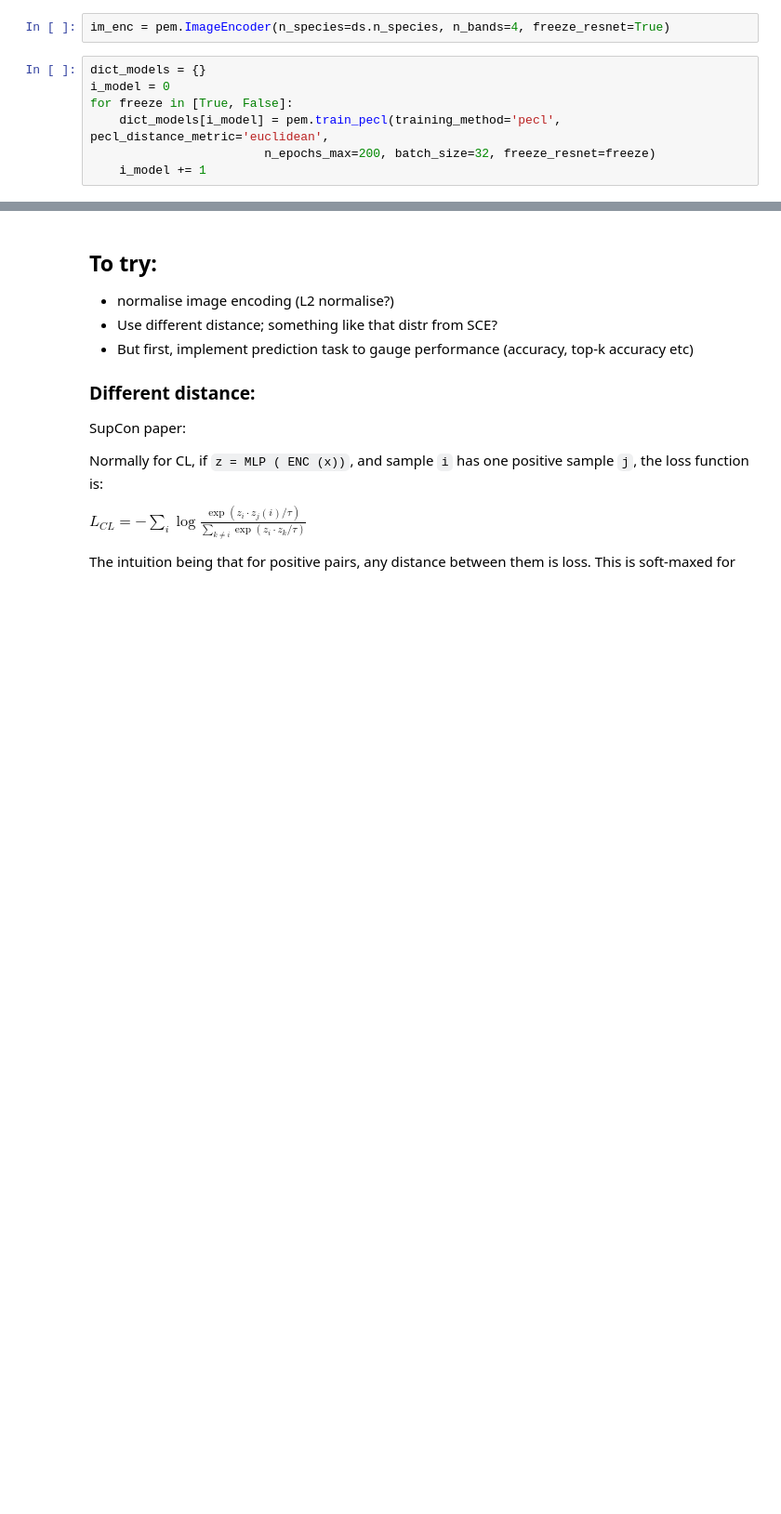
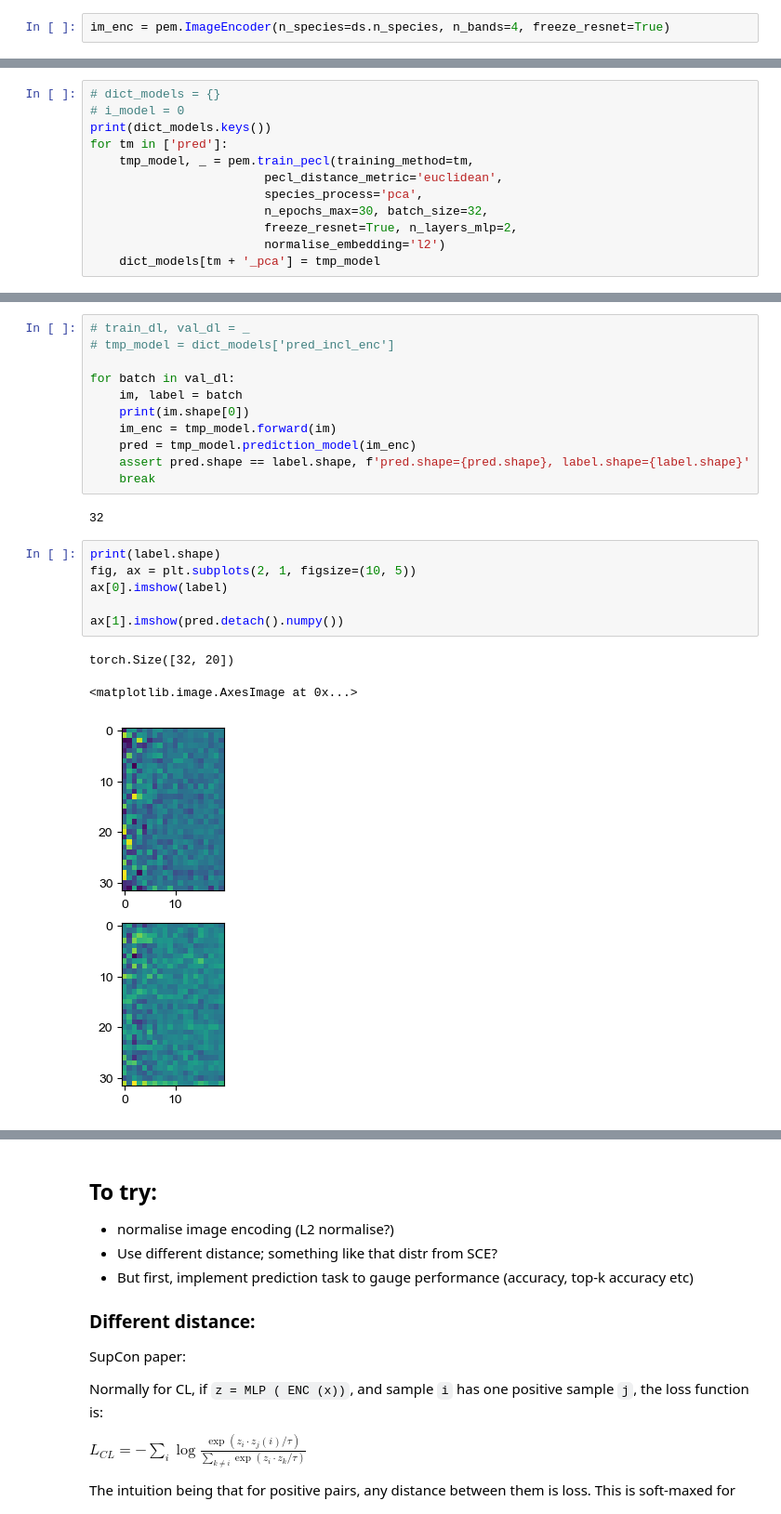
Before and after one commit to vdplasthijs/PECL, a Jupyter notebook: notebooks/try-out/Explore PECL model.ipynb, the cells around one changed output, grey strips where cells are left out. Shown at 93% size. Cells and saved outputs as stored; diff of their text form; blank space fills up the shorter version.

Commit message:
pca, pred training, top k, val logging

```diff
--- a/notebooks/try-out/Explore PECL model.ipynb
+++ b/notebooks/try-out/Explore PECL model.ipynb
@@ -78,10 +107,3 @@ plt.imshow(np.swapaxes(im[:3, ...], 0, 2) )
 [figure]
 # %%
 im_enc = pem.ImageEncoder(n_species=ds.n_species, n_bands=4, freeze_resnet=True)
-# %%
-dict_models = {}
-i_model = 0
-for freeze in [True, False]:
-    dict_models[i_model] = pem.train_pecl(training_method='pecl', pecl_distance_metric='euclidean',
-                        n_epochs_max=200, batch_size=32, freeze_resnet=freeze)
-    i_model += 1
@@ -87,0 +126,12 @@ for freeze in [True, False]:
+# %%
+# dict_models = {}
+# i_model = 0
+print(dict_models.keys())
+for tm in ['pred']:
+    tmp_model, _ = pem.train_pecl(training_method=tm,
+                        pecl_distance_metric='euclidean',
+                        species_process='pca',
+                        n_epochs_max=30, batch_size=32,
+                        freeze_resnet=True, n_layers_mlp=2,
+                        normalise_embedding='l2')
+    dict_models[tm + '_pca'] = tmp_model
@@ -87,0 +162,23 @@ for freeze in [True, False]:
+# %%
+# train_dl, val_dl = _
+# tmp_model = dict_models['pred_incl_enc']
+
+for batch in val_dl:
+    im, label = batch
+    print(im.shape[0])
+    im_enc = tmp_model.forward(im)
+    pred = tmp_model.prediction_model(im_enc)
+    assert pred.shape == label.shape, f'pred.shape={pred.shape}, label.shape={label.shape}'
+    break
+# %% [output]
+32
+# %%
+print(label.shape)
+fig, ax = plt.subplots(2, 1, figsize=(10, 5))
+ax[0].imshow(label)
+
+ax[1].imshow(pred.detach().numpy())
+# %% [output]
+torch.Size([32, 20])
+<matplotlib.image.AxesImage at 0x...>
+[figure, added]
```
Also changed, not shown: parts of 19 cells of this notebook, 2 other files.
